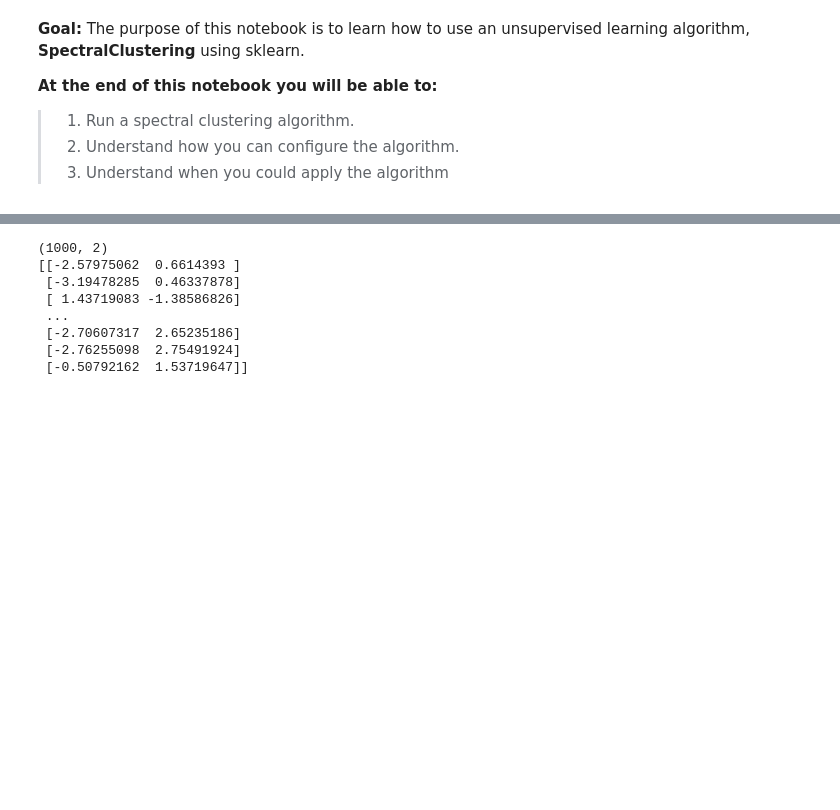
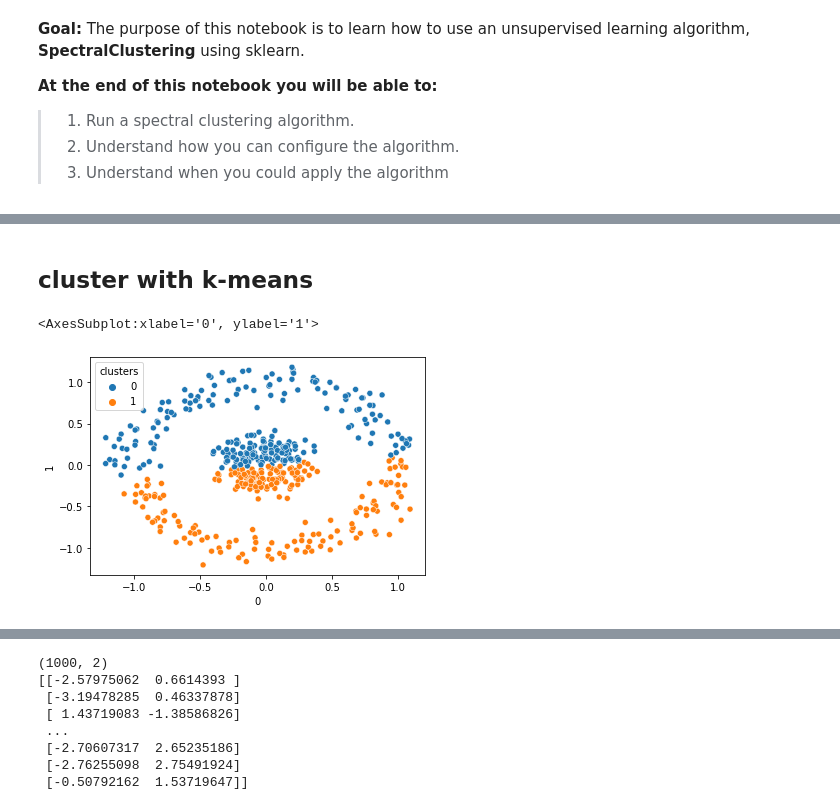
Before and after one commit to fenna/BFVM23DATASCNC5, a Jupyter notebook: Tutorials/tutorial_manifold_spectral_clustering.ipynb, the cells around one changed output, grey strips where cells are left out. Cells and saved outputs as stored; diff of their text form; code cells hidden in the pictures; blank space fills up the shorter version.

```diff
--- a/Tutorials/tutorial_manifold_spectral_clustering.ipynb
+++ b/Tutorials/tutorial_manifold_spectral_clustering.ipynb
@@ -61,0 +89,12 @@ def display_cluster(X,km,num_clusters, ax=plt):
+# %% [markdown]
+## cluster with k-means
+# %%
+#Let's run K-means with 2 clusters.
+num_clusters = 2
+km = KMeans(n_clusters=num_clusters)
+km.fit(X)
+df['clusters'] = km.labels_
+sns.scatterplot(data=df, x=0, y=1, hue = 'clusters')
+# %% [output]
+<AxesSubplot:xlabel='0', ylabel='1'>
+[figure, added]
```
Also changed, not shown: parts of 22 cells of this notebook.
